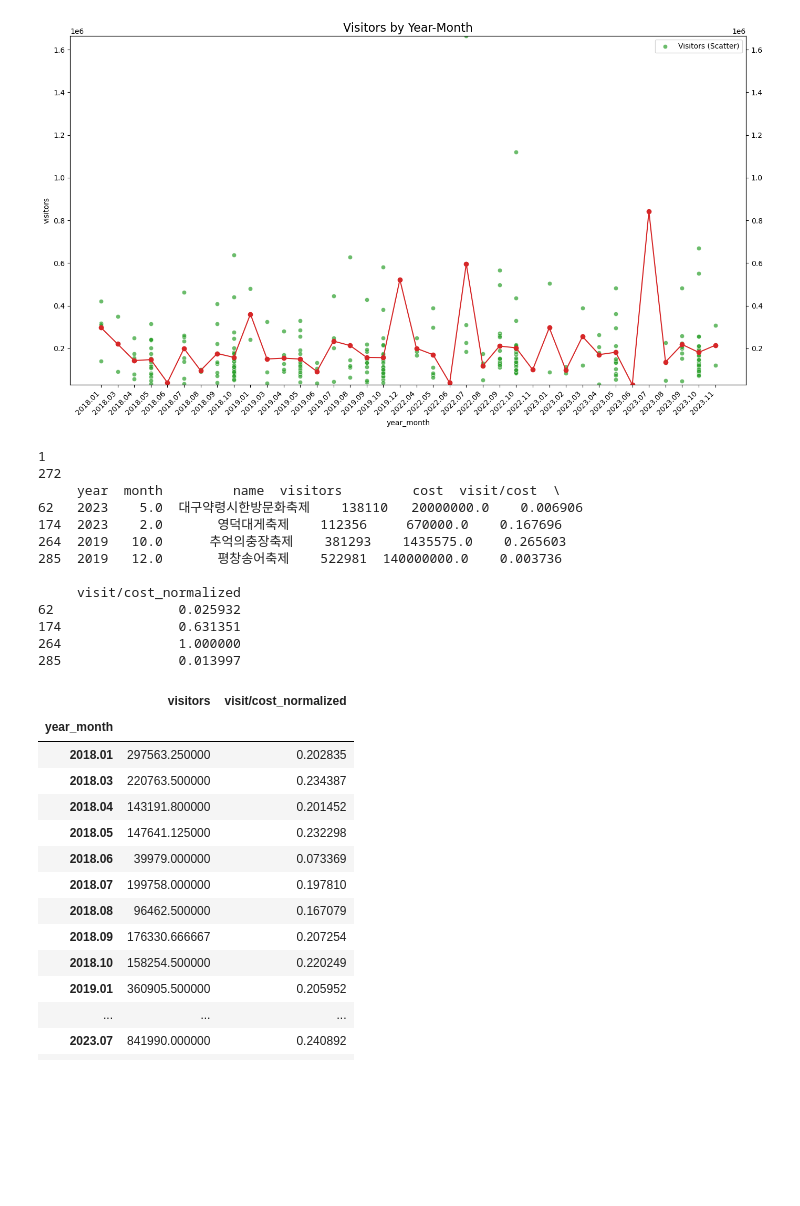
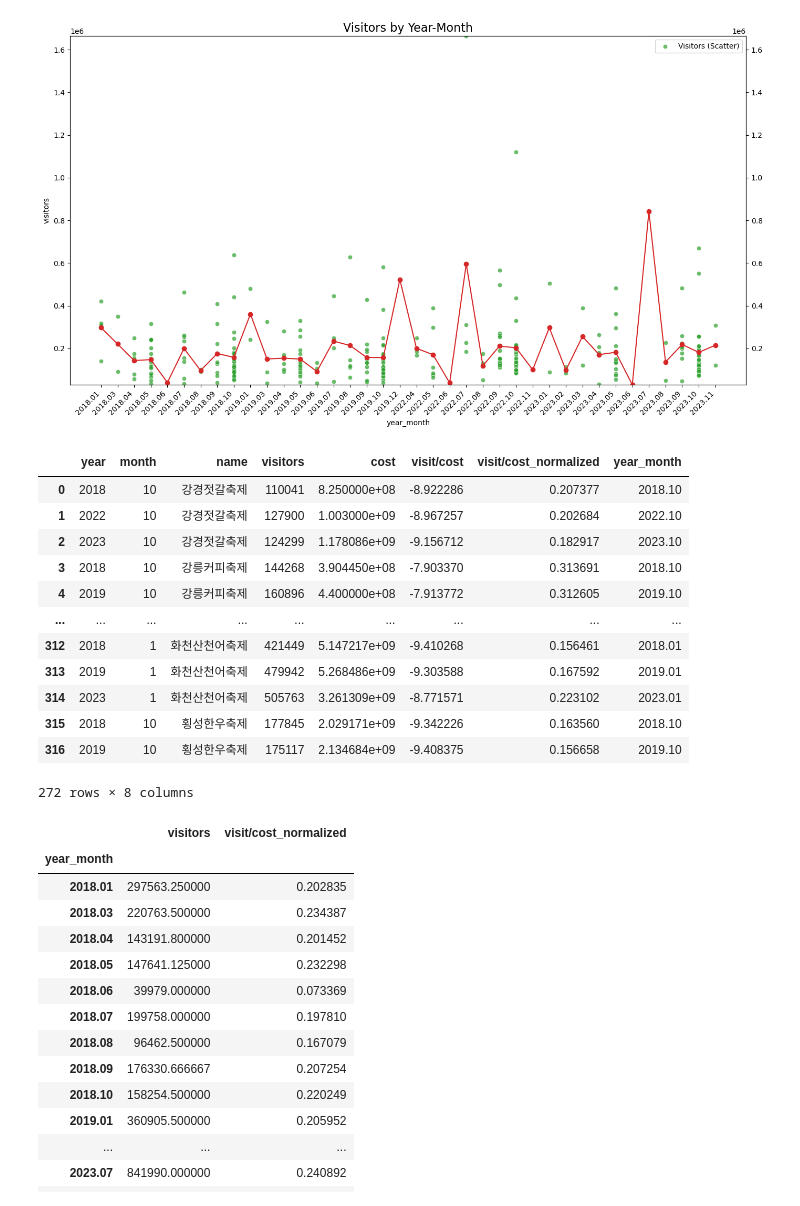
Before and after one commit to EST-aimodel/Festival, a Jupyter notebook: analysis/년도별분석.ipynb, the cells around one changed output. Cells and saved outputs as stored; diff of their text form; code cells hidden in the pictures; blank space fills up the shorter version.

```diff
--- a/analysis/년도별분석.ipynb
+++ b/analysis/년도별분석.ipynb
@@ -188,24 +188,22 @@ plt.tight_layout()
 plt.show()
 # %% [output]
 [figure]
-# %%
-print((ax['cost'] == 0).sum())
-print(ax.shape[0])
-print(outliers)
-# %% [output]
-1
-272
-     year  month         name  visitors         cost  visit/cost  \
-62   2023    5.0  대구약령시한방문화축제    138110   20000000.0    0.006906
-174  2023    2.0       영덕대게축제    112356     670000.0    0.167696
-264  2019   10.0      추억의충장축제    381293    1435575.0    0.265603
-285  2019   12.0       평창송어축제    522981  140000000.0    0.003736
-
-     visit/cost_normalized
-62                0.025932
-174               0.631351
-264               1.000000
-285               0.013997
+# %%
+ax
+# %% [output]
+|  | year | month | name | visitors | cost | visit/cost | visit/cost_normalized | year_month |
+| 0 | 2018 | 10 | 강경젓갈축제 | 110041 | 8.250000e+08 | -8.922286 | 0.207377 | 2018.10 |
+| 1 | 2022 | 10 | 강경젓갈축제 | 127900 | 1.003000e+09 | -8.967257 | 0.202684 | 2022.10 |
+| 2 | 2023 | 10 | 강경젓갈축제 | 124299 | 1.178086e+09 | -9.156712 | 0.182917 | 2023.10 |
+| 3 | 2018 | 10 | 강릉커피축제 | 144268 | 3.904450e+08 | -7.903370 | 0.313691 | 2018.10 |
+| 4 | 2019 | 10 | 강릉커피축제 | 160896 | 4.400000e+08 | -7.913772 | 0.312605 | 2019.10 |
+| ... | ... | ... | ... | ... | ... | ... | ... | ... |
+| 312 | 2018 | 1 | 화천산천어축제 | 421449 | 5.147217e+09 | -9.410268 | 0.156461 | 2018.01 |
+| 313 | 2019 | 1 | 화천산천어축제 | 479942 | 5.268486e+09 | -9.303588 | 0.167592 | 2019.01 |
+| 314 | 2023 | 1 | 화천산천어축제 | 505763 | 3.261309e+09 | -8.771571 | 0.223102 | 2023.01 |
+| 315 | 2018 | 10 | 횡성한우축제 | 177845 | 2.029171e+09 | -9.342226 | 0.163560 | 2018.10 |
+| 316 | 2019 | 10 | 횡성한우축제 | 175117 | 2.134684e+09 | -9.408375 | 0.156658 | 2019.10 |
+272 rows × 8 columns
 # %%
 ax_num = ax[['year_month', 'visitors', 'visit/cost_normalized']]
 ax_num.groupby('year_month').mean()
```
Also changed, not shown: parts of 1 cell of this notebook, 1 other file.
